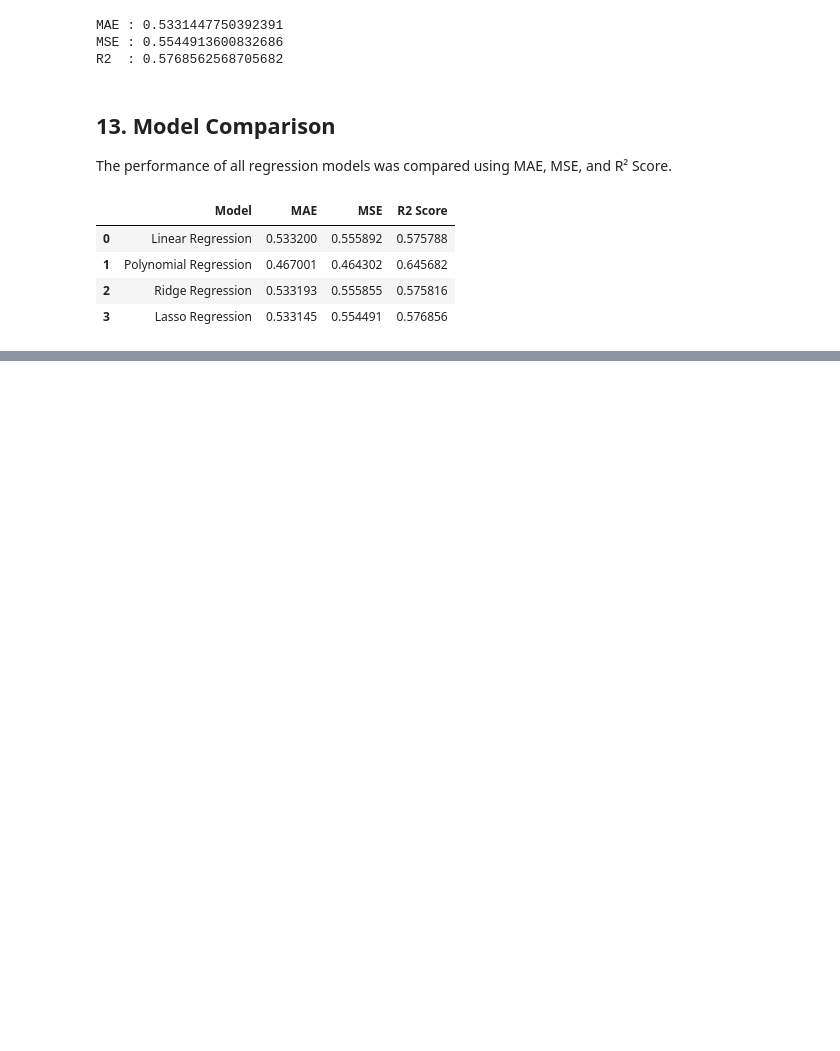
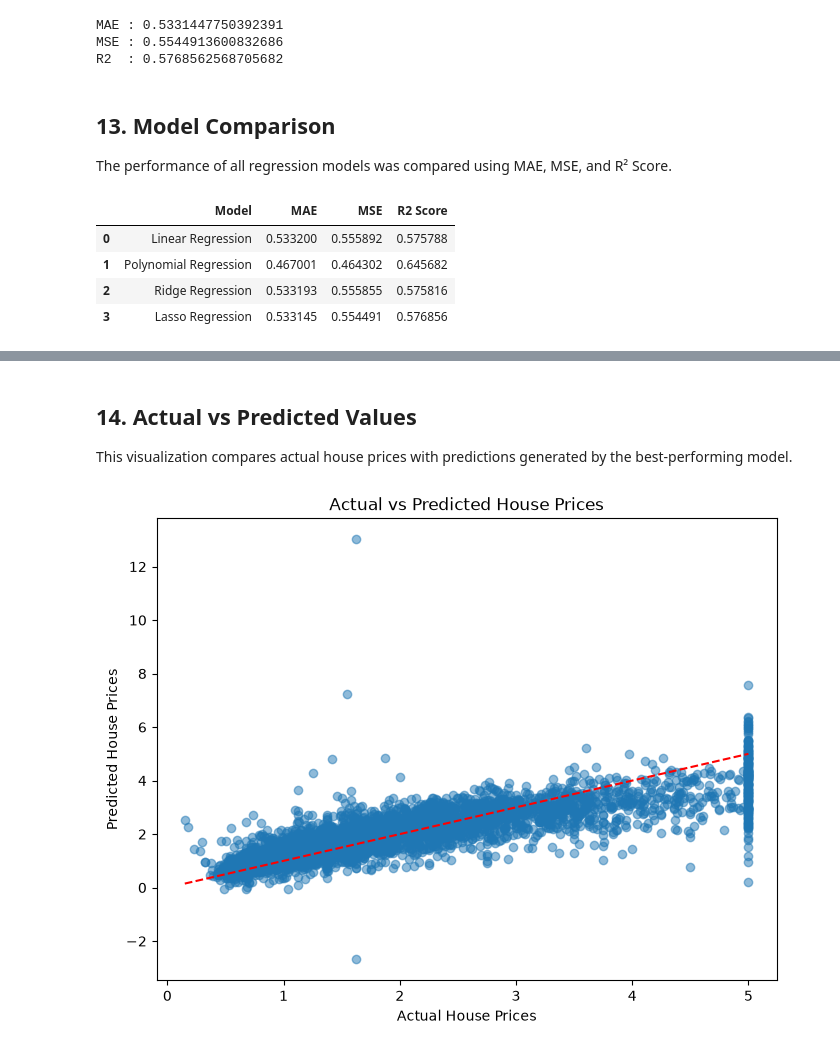
Before and after one commit to heydhwani/Assignment_3, a Jupyter notebook: notebooks/house_price_prediction.ipynb, the cells around one changed output, grey strips where cells are left out. Cells and saved outputs as stored; diff of their text form; code cells hidden in the pictures; blank space fills up the shorter version.

```diff
--- a/notebooks/house_price_prediction.ipynb
+++ b/notebooks/house_price_prediction.ipynb
@@ -423,0 +436,27 @@ comparison_df
+# %% [markdown]
+## 14. Actual vs Predicted Values
+
+This visualization compares actual house prices with predictions generated by the best-performing model.
+# %%
+plt.figure(figsize=(8,6))
+
+plt.scatter(
+    y_test,
+    poly_predictions,
+    alpha=0.5
+)
+
+plt.plot(
+    [y_test.min(), y_test.max()],
+    [y_test.min(), y_test.max()],
+    'r--'
+)
+
+plt.xlabel("Actual House Prices")
+plt.ylabel("Predicted House Prices")
+
+plt.title("Actual vs Predicted House Prices")
+
+plt.show()
+# %% [output]
+[figure, added]
```
Also changed, not shown: parts of 3 cells of this notebook, 1 other file.
